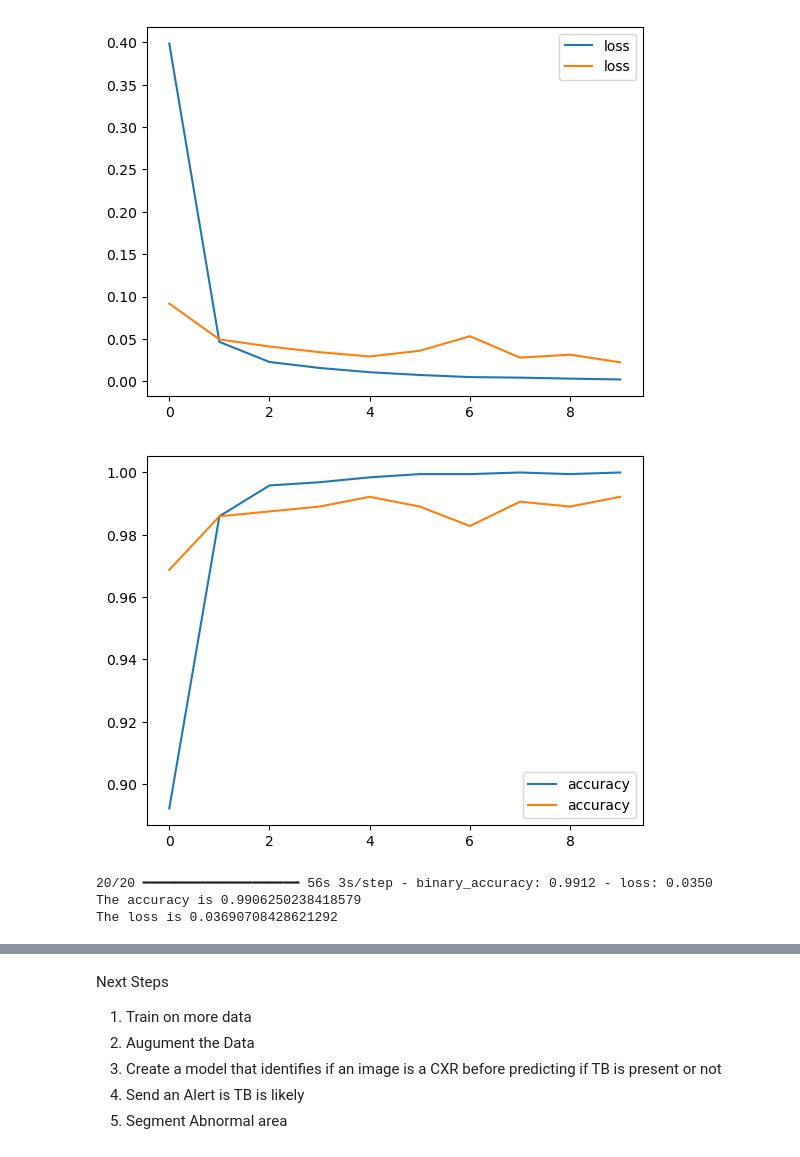
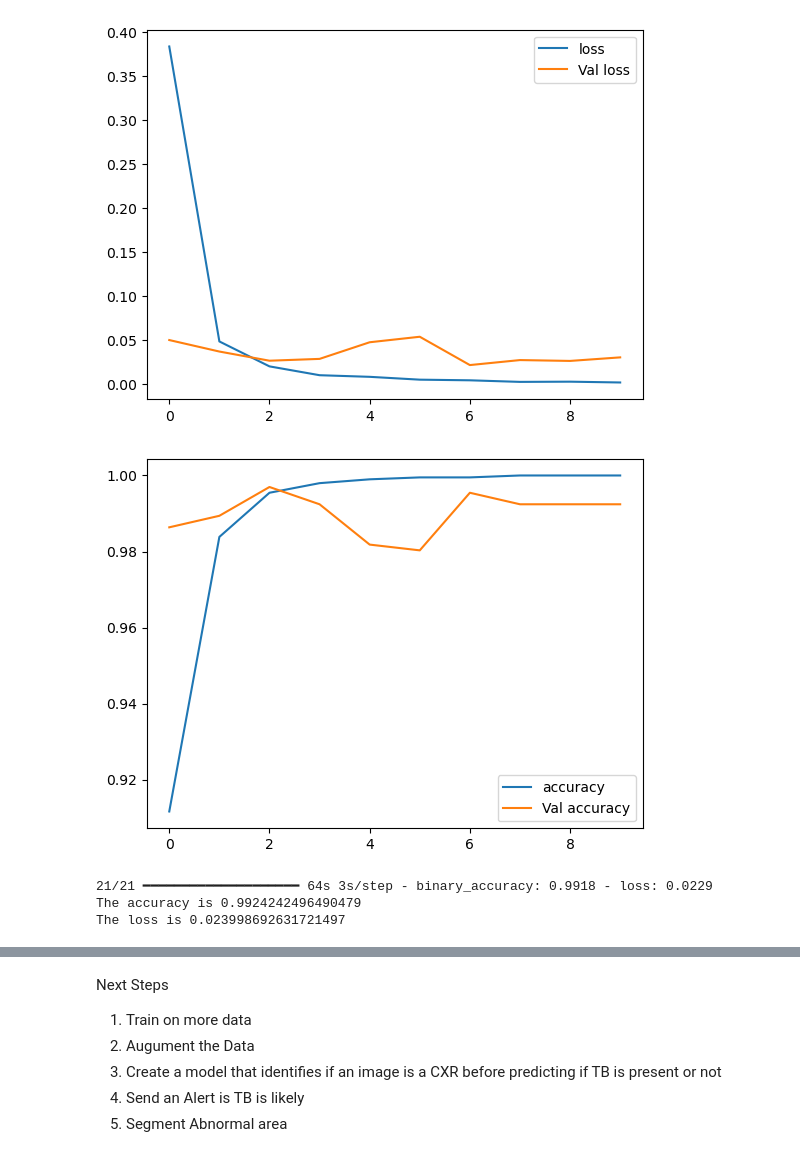
Before and after one commit to Ngwaru/CXR, a Jupyter notebook: tb_cxr.ipynb, the cells around one changed output, grey strips where cells are left out. Saved outputs shown, nothing was run; the diff lists cells and outputs as text; code cells hidden in the pictures.

```diff
--- a/tb_cxr.ipynb
+++ b/tb_cxr.ipynb
@@ -29,7 +29,7 @@ for direct in directories:
 
     counter = 0
     for file in files:
-        if counter <2500:
+        if counter <2600:
             img = cv2.imread(main_path+"\\"+direct+"\\"+file)
             img = cv2.resize(img, (200,200))
             labels.append(code)
@@ -94,18 +94,18 @@ Epoch 10/10
 <keras.src.callbacks.history.History at 0x...>
 # %%
 plt.plot(model.history.history['loss'], label='loss')
-plt.plot(model.history.history['val_loss'], label='loss')
+plt.plot(model.history.history['val_loss'], label='Val loss')
 plt.legend()
 plt.show()
 # %% [output]
-[figure, old version]
+[figure, new version]
 # %%
 plt.plot(model.history.history['binary_accuracy'], label='accuracy')
-plt.plot(model.history.history['val_binary_accuracy'], label='accuracy')
+plt.plot(model.history.history['val_binary_accuracy'], label='Val accuracy')
 plt.legend()
 plt.show()
 # %% [output]
-[figure, old version]
+[figure, new version]
 # %%
 result = model.evaluate(X_test, y_test, batch_size=32)
 
@@ -113,9 +113,9 @@ result = model.evaluate(X_test, y_test, batch_size=32)
 print(f'The accuracy is {result[1]}')
 print(f'The loss is {result[0]}')
 # %% [output]
-20/20 ━━━━━━━━━━━━━━━━━━━━ 56s 3s/step - binary_accuracy: 0.9912 - loss: 0.0350
-The accuracy is 0.9906250238418579
-The loss is 0.03690708428621292
+21/21 ━━━━━━━━━━━━━━━━━━━━ 64s 3s/step - binary_accuracy: 0.9918 - loss: 0.0229
+The accuracy is 0.9924242496490479
+The loss is 0.023998692631721497
 # %%
 from sklearn.metrics import roc_auc_score, roc_curve, auc
 
```
Also changed, not shown: parts of 8 cells of this notebook.
